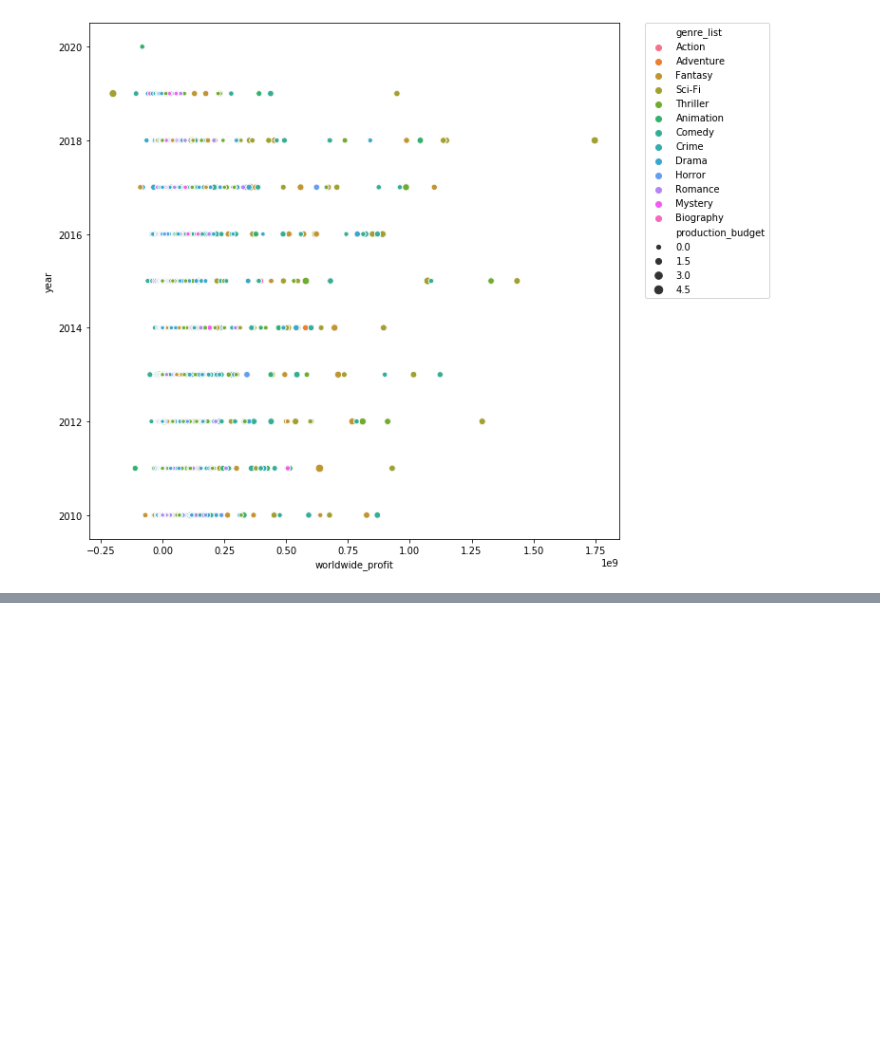
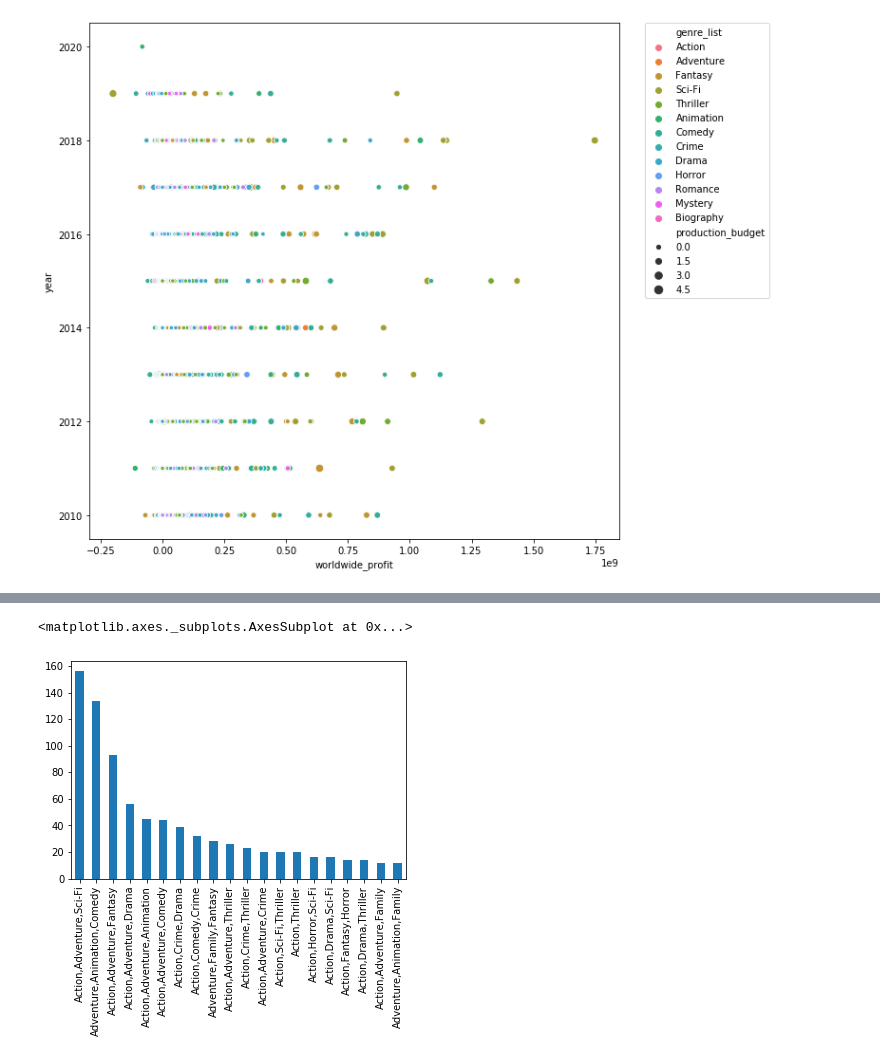
Before and after one commit to jmillerbrooks/mod_1_git_lab, a Jupyter notebook: Bubble_viz.ipynb, the cells around one changed output, grey strips where cells are left out. Cells and saved outputs as stored; diff of their text form; code cells hidden in the pictures; blank space fills up the shorter version.

```diff
--- a/Bubble_viz.ipynb
+++ b/Bubble_viz.ipynb
@@ -52,0 +97,7 @@ plt.show()
+# %%
+top_five = exploded_df[exploded_df.genre_list.isin(['Action', 'Adventure', 'Animation','Fantasy', 'Sci-Fi'])]
+
+top_five.genres.value_counts().head(20).plot.bar()
+# %% [output]
+<matplotlib.axes._subplots.AxesSubplot at 0x...>
+[figure, added]
```
Also changed, not shown: parts of 12 cells of this notebook, 2 other files.
